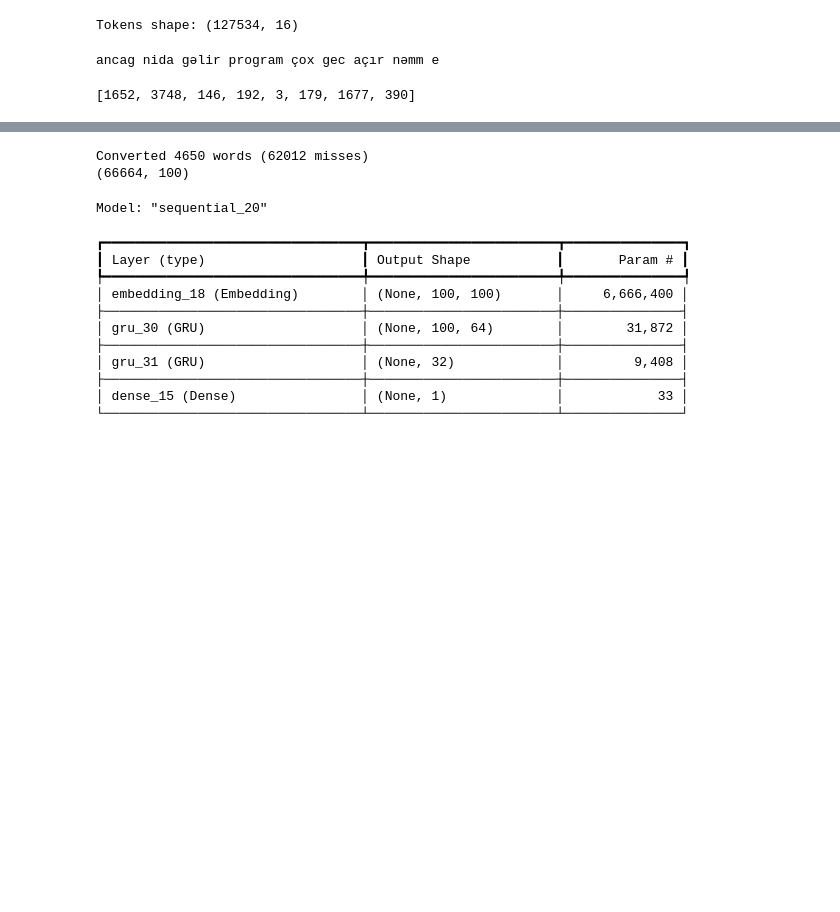
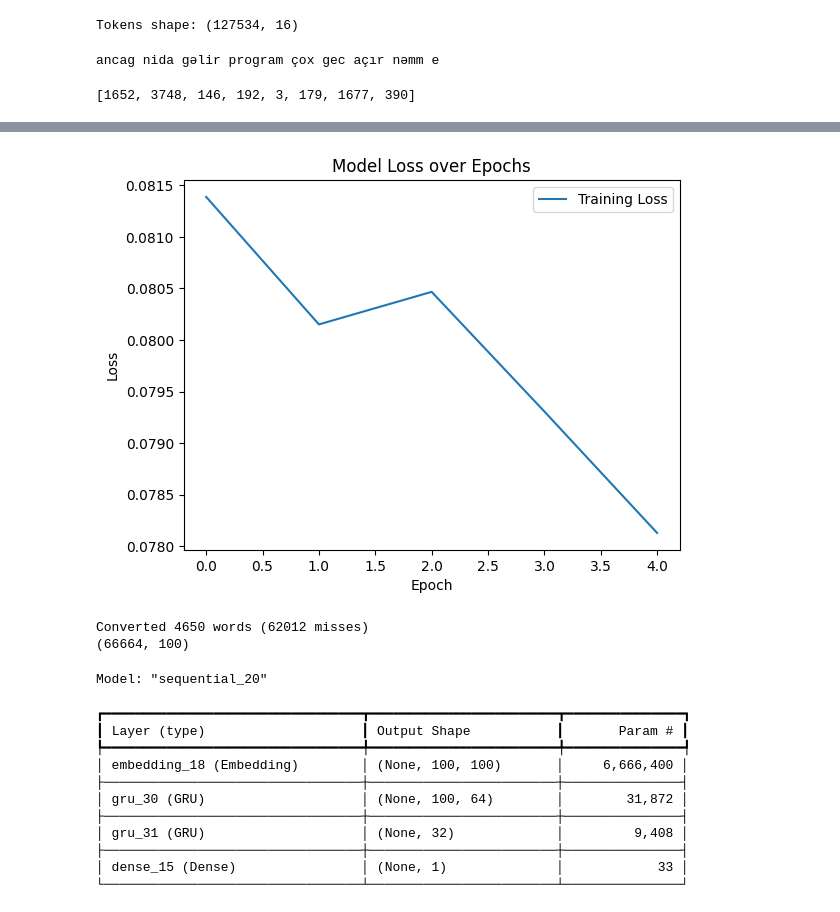
Before and after one commit to rogrammer/NLP_Azerbaijani, a Jupyter notebook: azer.ipynb, the cells around one changed output, grey strips where cells are left out. Drawn from its saved outputs; the diff is of its cells as text; code cells hidden in the pictures; blank space fills up the shorter version.

```diff
--- a/azer.ipynb
+++ b/azer.ipynb
@@ -305,3 +339,13 @@ Epoch 5/5
+# %%
+# Plot training loss
+plt.plot(history.history['loss'], label='Training Loss')
+plt.xlabel('Epoch')
+plt.ylabel('Loss')
+plt.title('Sequential Model Loss over Epochs')
+plt.legend()
+plt.show()
+# %% [output]
+[figure, added]
 # %%
 import numpy as np
 from tensorflow.keras.layers import Embedding, GRU, Dense
```
Also changed, not shown: parts of 6 cells of this notebook.
